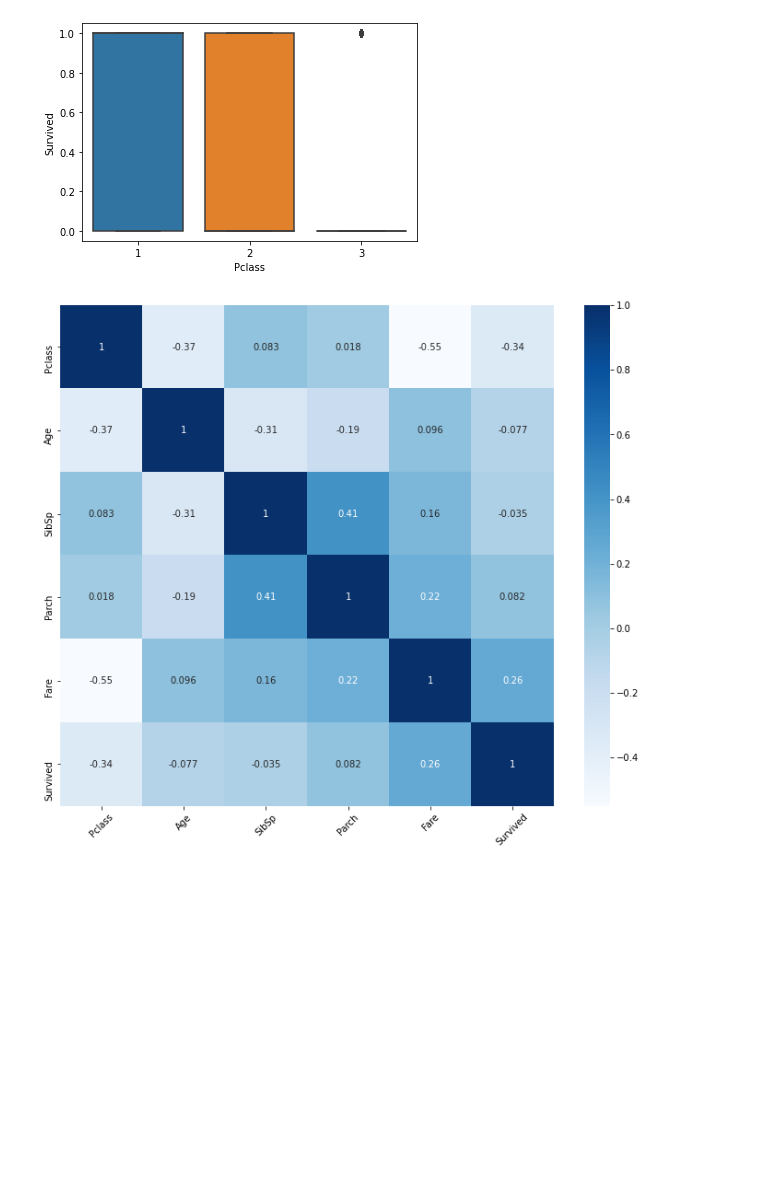
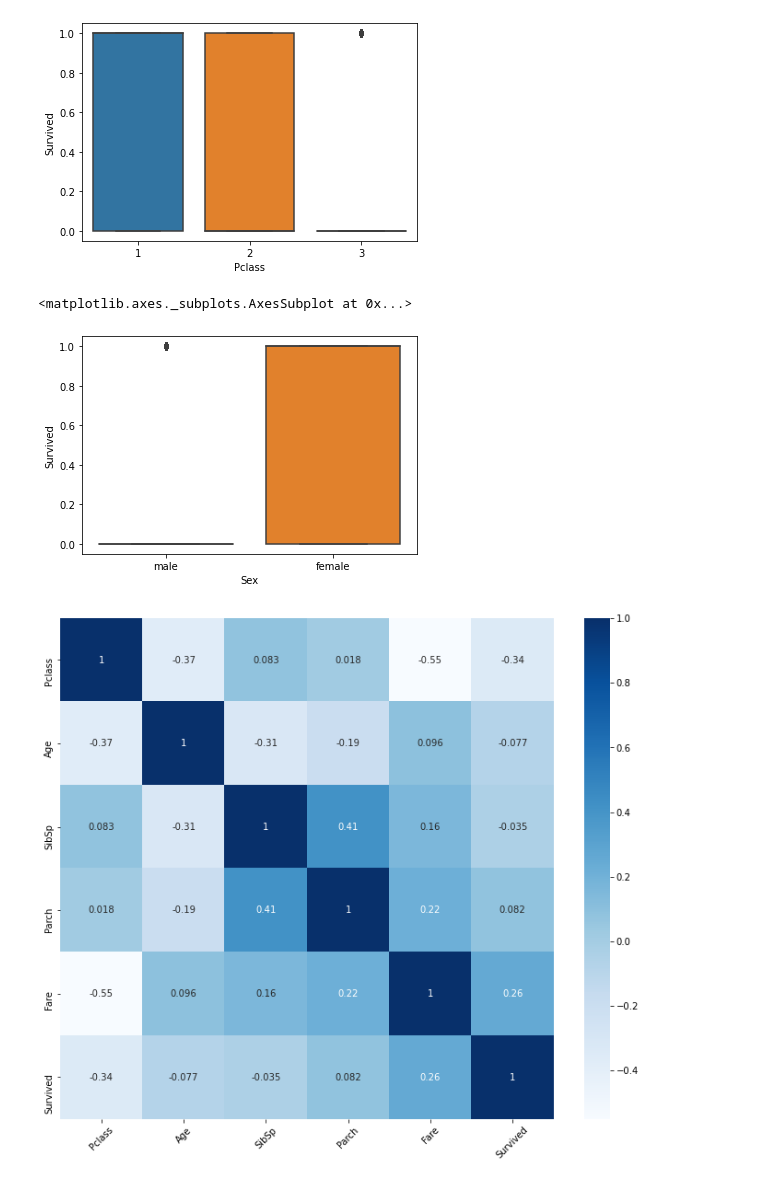
Before and after one commit to danielaaz04/titanic, a Jupyter notebook: Titanic Notebook.ipynb, the cells around one changed output. Saved outputs shown, nothing was run; the diff lists cells and outputs as text; code cells hidden in the pictures; blank space fills up the shorter version.

```diff
--- a/Titanic Notebook.ipynb
+++ b/Titanic Notebook.ipynb
@@ -150,6 +150,11 @@ sns.boxplot(x= "Pclass", y = "Survived", data= train_df)
 # %% [output]
 <matplotlib.axes._subplots.AxesSubplot at 0x...>
 [figure]
+# %%
+sns.boxplot(x= "Sex", y = "Survived", data= train_df)
+# %% [output]
+<matplotlib.axes._subplots.AxesSubplot at 0x...>
+[figure, added]
 # %%
 #Look for correlation between each feature and the target
 #Look for correlation between features
```
Also changed, not shown: parts of 18 cells of this notebook.
